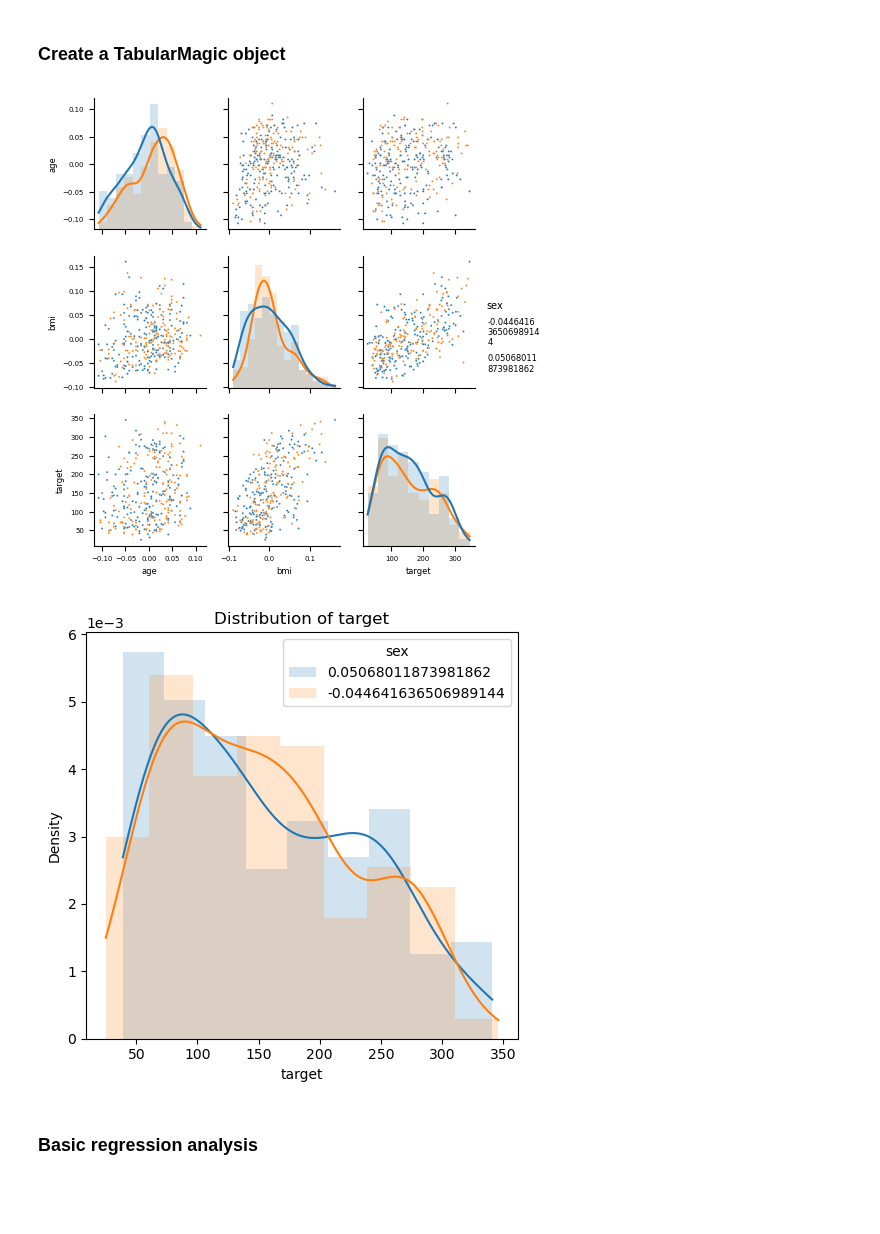
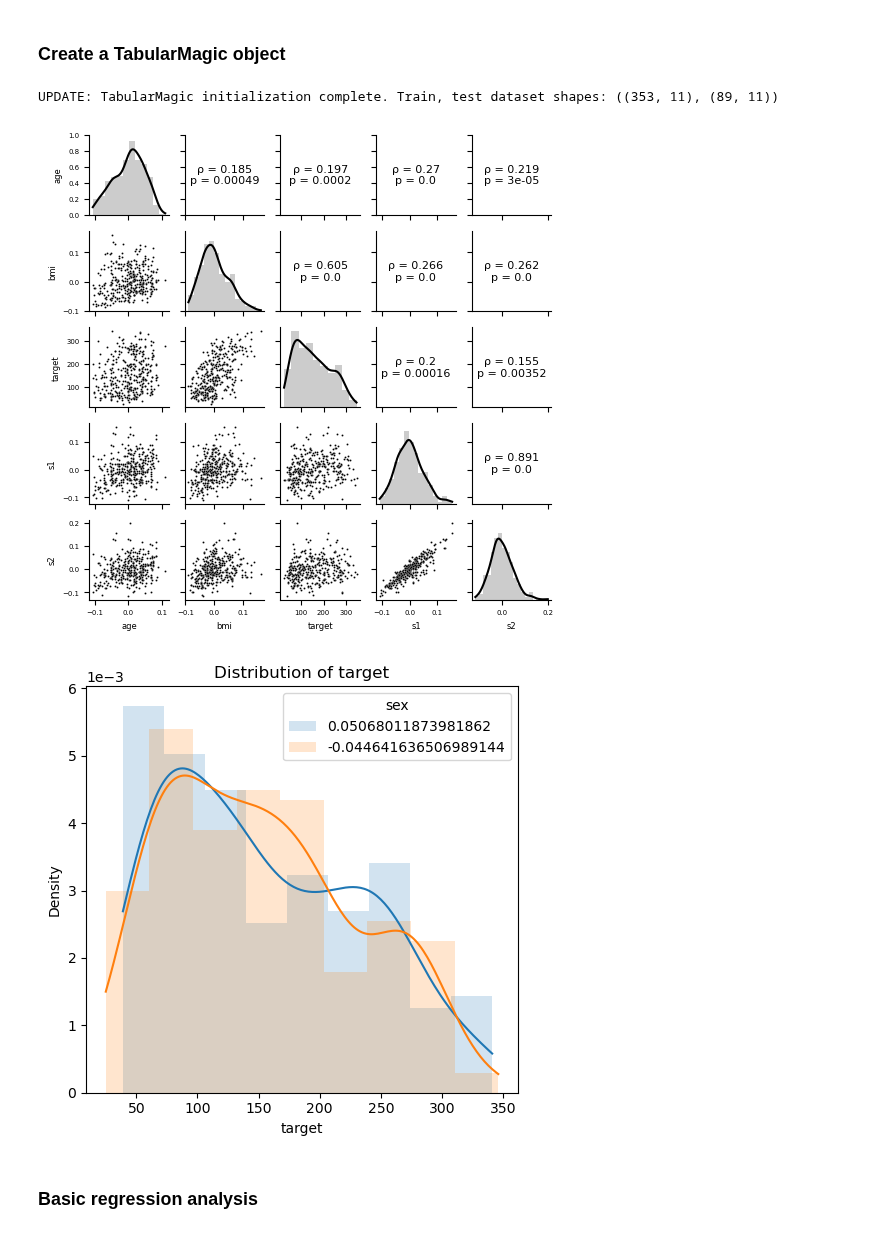
Before and after one commit to ajy25/TabularMagic, a Jupyter notebook: demo/simple_regression_demo.ipynb, the cells around one changed output. Saved outputs shown, nothing was run; the diff lists cells and outputs as text; code cells hidden in the pictures; blank space fills up the shorter version.

```diff
--- a/demo/simple_regression_demo.ipynb
+++ b/demo/simple_regression_demo.ipynb
@@ -22,12 +23,14 @@ display(df.head())
 # %% [markdown]
 ### Create a TabularMagic object
 # %%
-tm = TabularMagic(df, test_size=0.2, split_seed=42)
+tm = TabularMagic(df, test_size=0.2)
 train_eda = tm.eda()
-display(train_eda.plot_continuous_pairs(continuous_vars=['age', 'bmi', 'target'], stratify_by_var='sex'))
+display(train_eda.plot_continuous_pairs(continuous_vars=['age', 'bmi', 'target', 's1', 's2']))
 display(train_eda.plot_distribution_stratified('target', 'sex', include_hist=True))
+pca_labels = train_eda.df['sex'] == train_eda.df['sex'].unique()[0]
 # %% [output]
+UPDATE: TabularMagic initialization complete. Train, test dataset shapes: ((353, 11), (89, 11))
-[figure, old version]
+[figure, new version]
 [figure]
 # %% [markdown]
 ### Basic regression analysis
```
Also changed, not shown: parts of 1 cell of this notebook, 2 other files.
